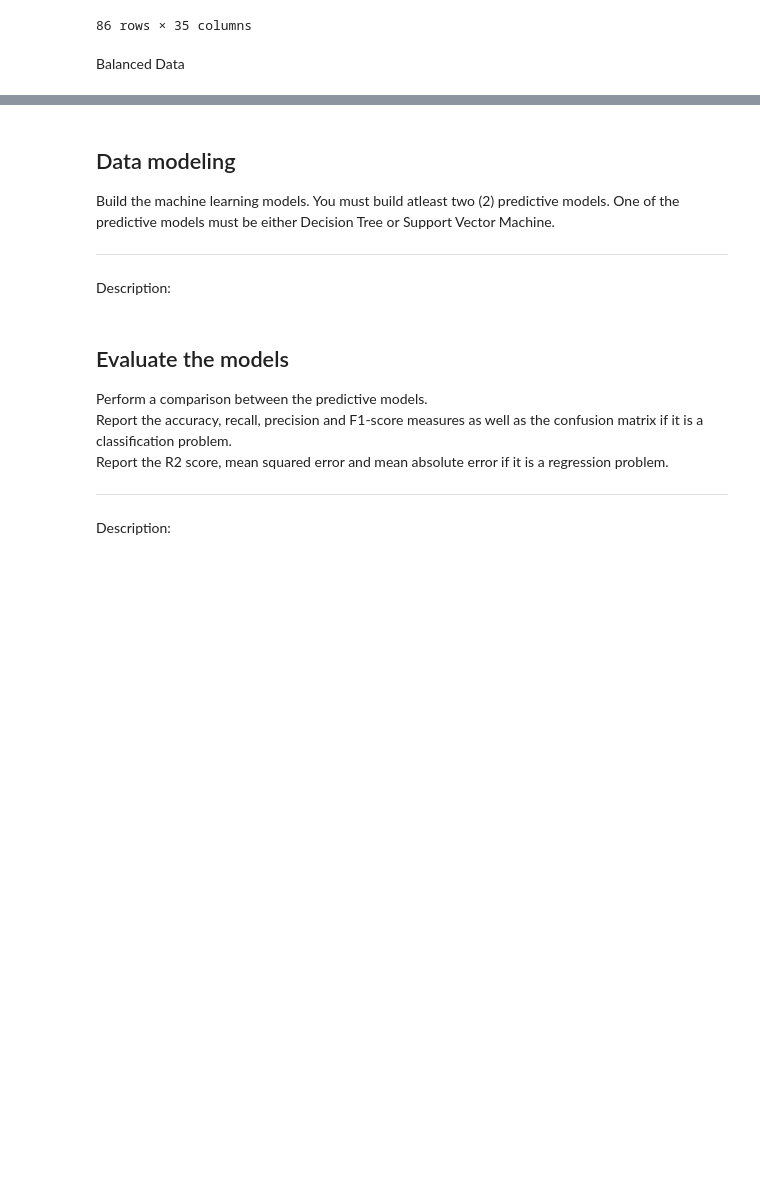
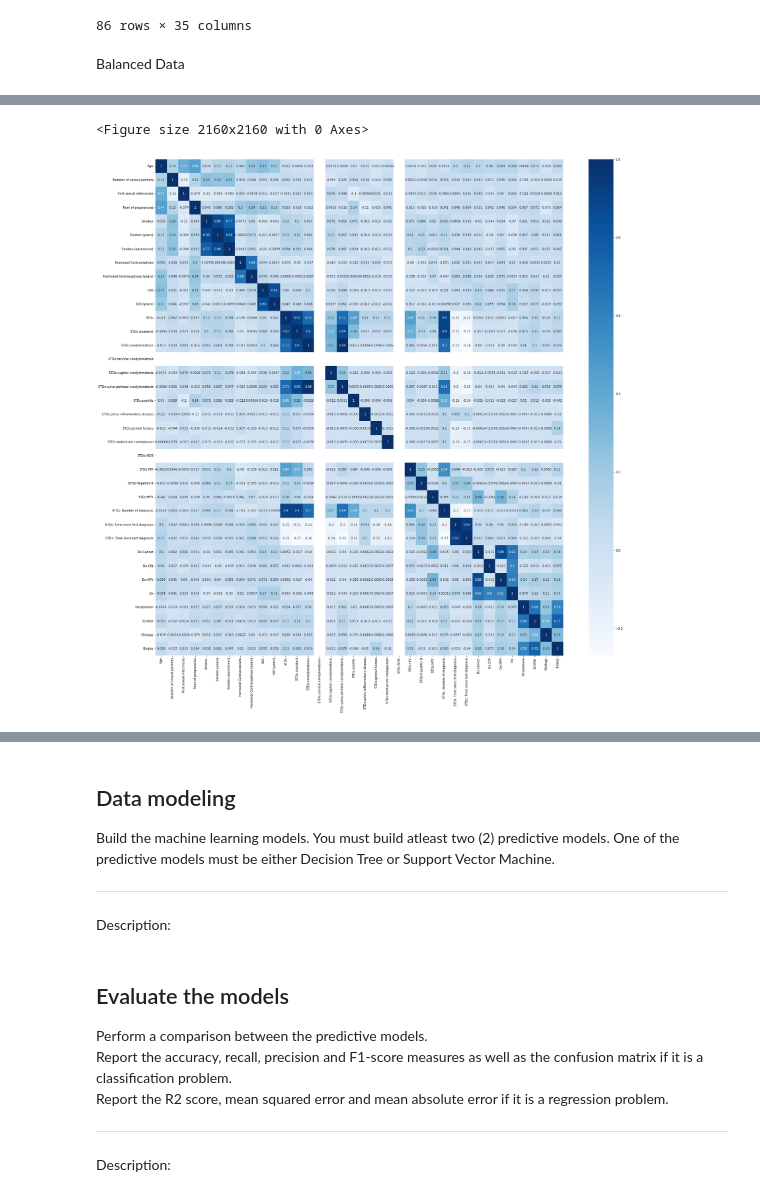
Before and after one commit to ahdeanlau/Cervical-Cancer-Diagnosis-Prediction-Model, a Jupyter notebook: Project Part 1.ipynb, the cells around one changed output, grey strips where cells are left out. Drawn from its saved outputs; the diff is of its cells as text; code cells hidden in the pictures; blank space fills up the shorter version.

```diff
--- a/Project Part 1.ipynb
+++ b/Project Part 1.ipynb
@@ -1593,0 +1610,4 @@ Description:
+# %%
+# Concatenate X_train_std and y_train
+train_corr = pd.concat([X_train_std, y_train_reset_index], axis = 1)
+train_corr
@@ -1593,0 +1628,12 @@ Description:
+# %%
+# Create a correlation matrix on the imbalanced training set
+corr_matrix = train_corr.corr(method = 'pearson')
+top_corr_features = corr_matrix.index
+
+# Plot the correlation matrix heat map
+plt.figure(figsize=(30,30))
+g=sns.heatmap(train_corr[top_corr_features].corr(),annot=True,cmap="Blues")
+plt.show()
+# %% [output]
+<Figure size 2160x2160 with 0 Axes>
+[figure, added]
```
Also changed, not shown: parts of 28 cells of this notebook.
